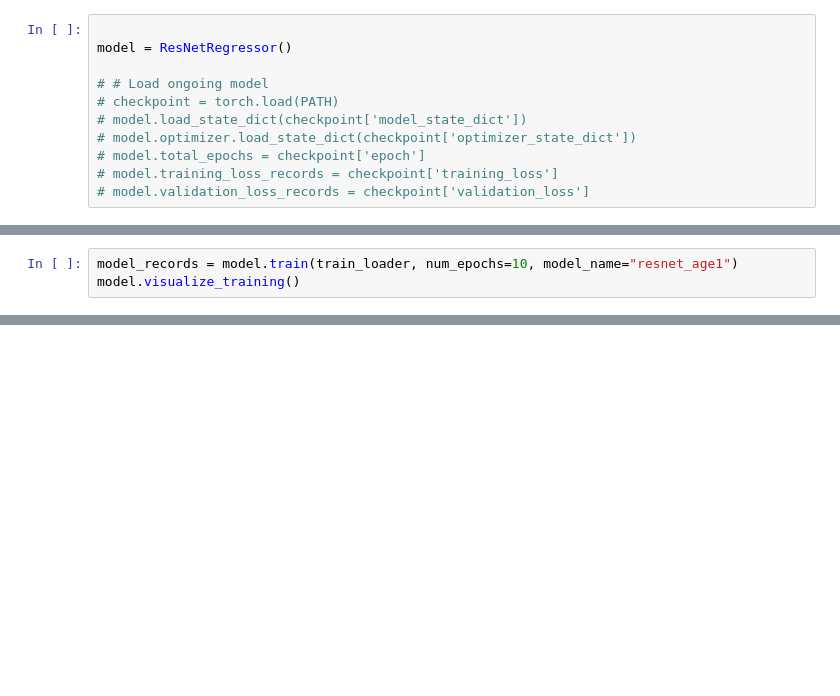
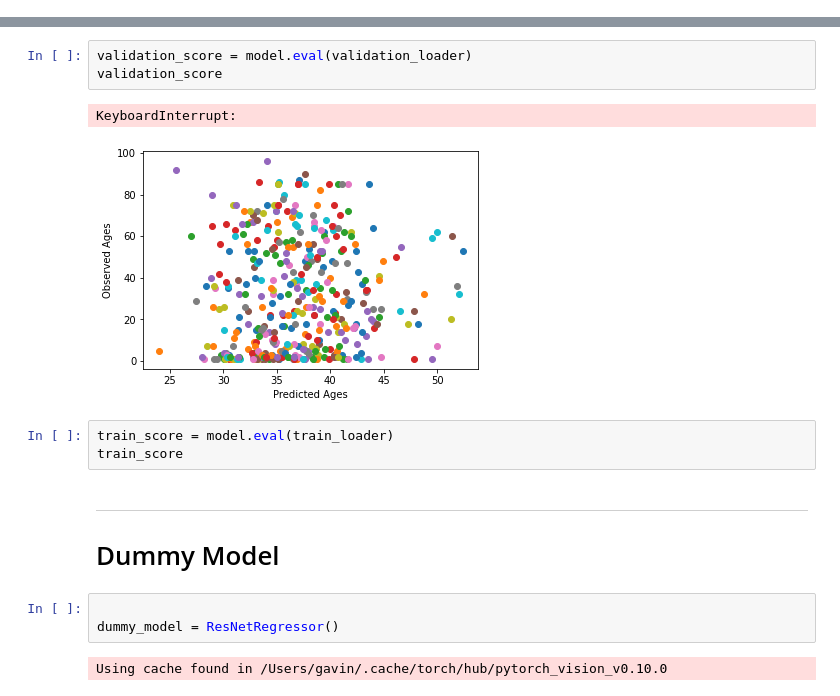
Before and after one commit to gavingro/face-app, a Jupyter notebook: face.ipynb, the cells around one changed output, grey strips where cells are left out. Drawn from its saved outputs; the diff is of its cells as text; blank space fills up the shorter version.

Commit message:
add dummy data to tune hyperparameters

```diff
--- a/face.ipynb
+++ b/face.ipynb
@@ -466,11 +0,0 @@ class ResNetRegressor(nn.Module):
-# %%
-
-model = ResNetRegressor()
-
-# # Load ongoing model
-# checkpoint = torch.load(PATH)
-# model.load_state_dict(checkpoint['model_state_dict'])
-# model.optimizer.load_state_dict(checkpoint['optimizer_state_dict'])
-# model.total_epochs = checkpoint['epoch']
-# model.training_loss_records = checkpoint['training_loss']
-# model.validation_loss_records = checkpoint['validation_loss']
@@ -479,3 +0,0 @@ Using cache found in /Users/gavin/.cache/torch/hub/pytorch_vision_v0.10.0
-# %%
-model_records = model.train(train_loader, num_epochs=10, model_name="resnet_age1")
-model.visualize_training()
@@ -581,0 +18,18 @@ with torch.no_grad():
+# %%
+validation_score = model.eval(validation_loader)
+validation_score
+# %% [output]
+KeyboardInterrupt:
+[figure, added]
+# %%
+train_score = model.eval(train_loader)
+train_score
+# %% [markdown]
+---
+
+# Dummy Model
+# %%
+
+dummy_model = ResNetRegressor()
+# %% [output]
+Using cache found in /Users/gavin/.cache/torch/hub/pytorch_vision_v0.10.0
```
Also changed, not shown: parts of 32 cells of this notebook.
